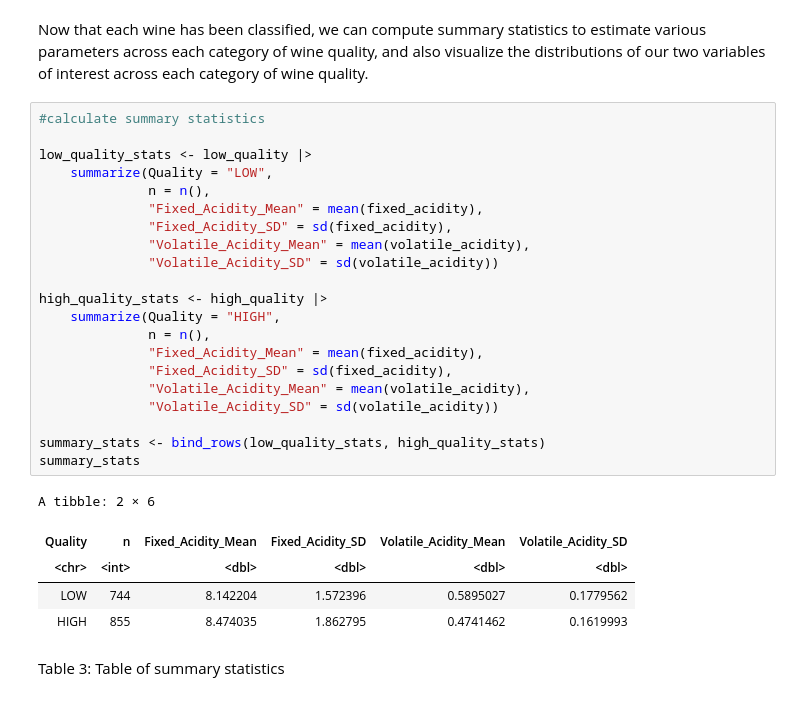
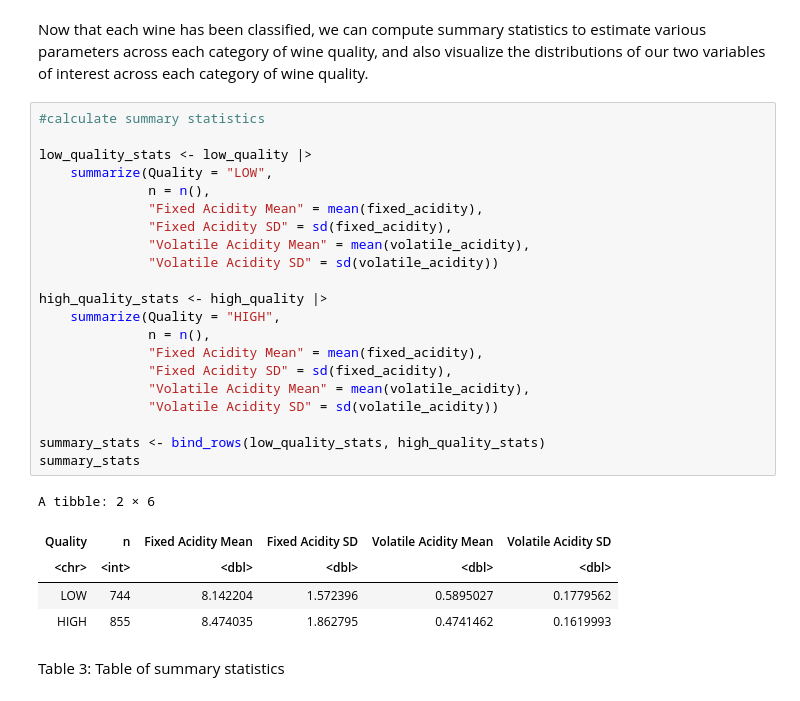
Before and after one commit to aleong2004/Wine-Composition, a Jupyter notebook: Proposal.ipynb, the cells around one changed output. Saved outputs shown, nothing was run; the diff lists cells and outputs as text.

```diff
--- a/Proposal.ipynb
+++ b/Proposal.ipynb
@@ -96,27 +113,27 @@ Now that each wine has been classified, we can compute summary statistics to est
 # %%
 #calculate summary statistics
 
 low_quality_stats <- low_quality |>
     summarize(Quality = "LOW",
               n = n(),
-              "Fixed_Acidity_Mean" = mean(fixed_acidity),
-              "Fixed_Acidity_SD" = sd(fixed_acidity),
-              "Volatile_Acidity_Mean" = mean(volatile_acidity),
-              "Volatile_Acidity_SD" = sd(volatile_acidity))
+              "Fixed Acidity Mean" = mean(fixed_acidity),
+              "Fixed Acidity SD" = sd(fixed_acidity),
+              "Volatile Acidity Mean" = mean(volatile_acidity),
+              "Volatile Acidity SD" = sd(volatile_acidity))
 
 high_quality_stats <- high_quality |>
     summarize(Quality = "HIGH",
               n = n(),
-              "Fixed_Acidity_Mean" = mean(fixed_acidity),
-              "Fixed_Acidity_SD" = sd(fixed_acidity),
-              "Volatile_Acidity_Mean" = mean(volatile_acidity),
-              "Volatile_Acidity_SD" = sd(volatile_acidity))
+              "Fixed Acidity Mean" = mean(fixed_acidity),
+              "Fixed Acidity SD" = sd(fixed_acidity),
+              "Volatile Acidity Mean" = mean(volatile_acidity),
+              "Volatile Acidity SD" = sd(volatile_acidity))
 
 summary_stats <- bind_rows(low_quality_stats, high_quality_stats)
 summary_stats
 # %% [output]
 A tibble: 2 × 6
-| Quality | n | Fixed_Acidity_Mean | Fixed_Acidity_SD | Volatile_Acidity_Mean | Volatile_Acidity_SD |
+| Quality | n | Fixed Acidity Mean | Fixed Acidity SD | Volatile Acidity Mean | Volatile Acidity SD |
 | <chr> | <int> | <dbl> | <dbl> | <dbl> | <dbl> |
 | LOW | 744 | 8.142204 | 1.572396 | 0.5895027 | 0.1779562 |
 | HIGH | 855 | 8.474035 | 1.862795 | 0.4741462 | 0.1619993 |
```
Also changed, not shown: parts of 18 cells of this notebook.
